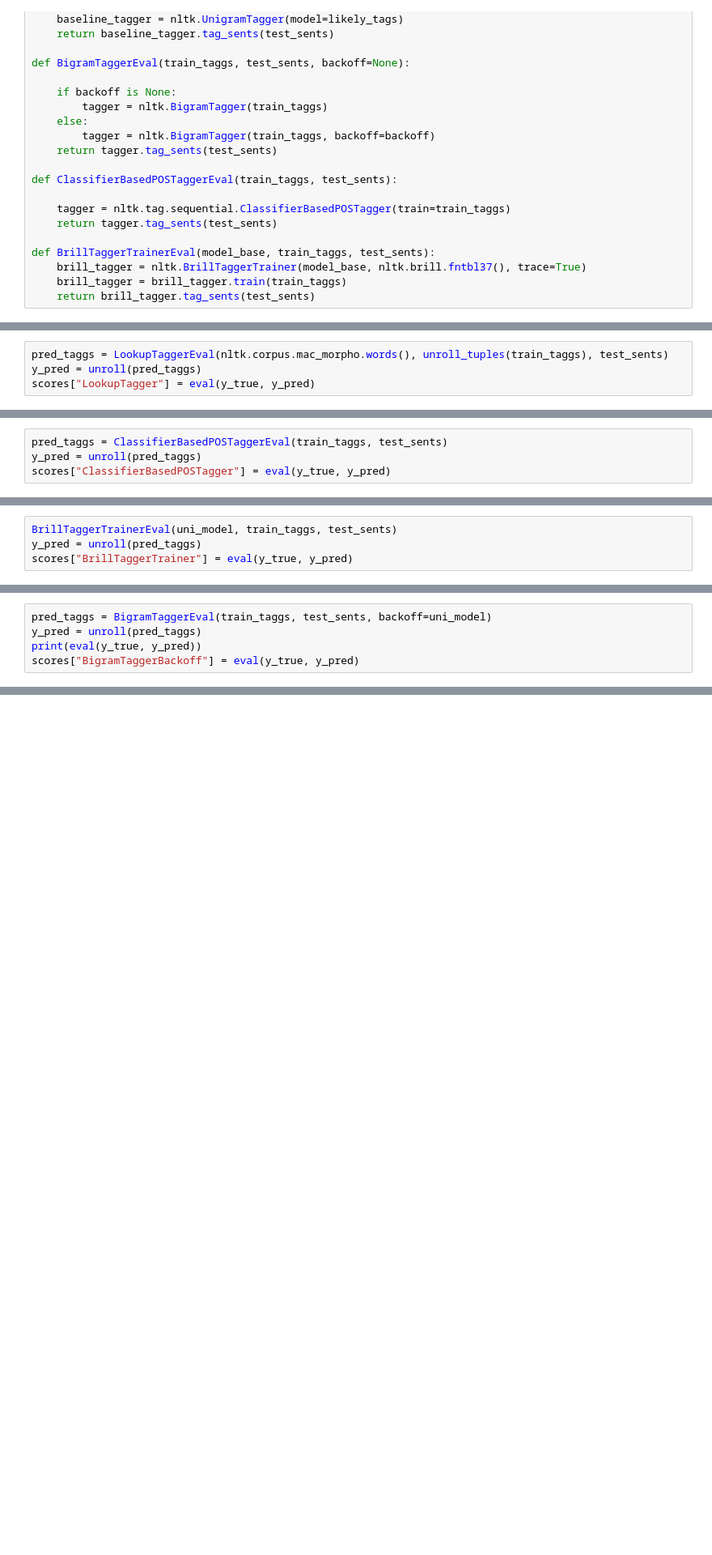
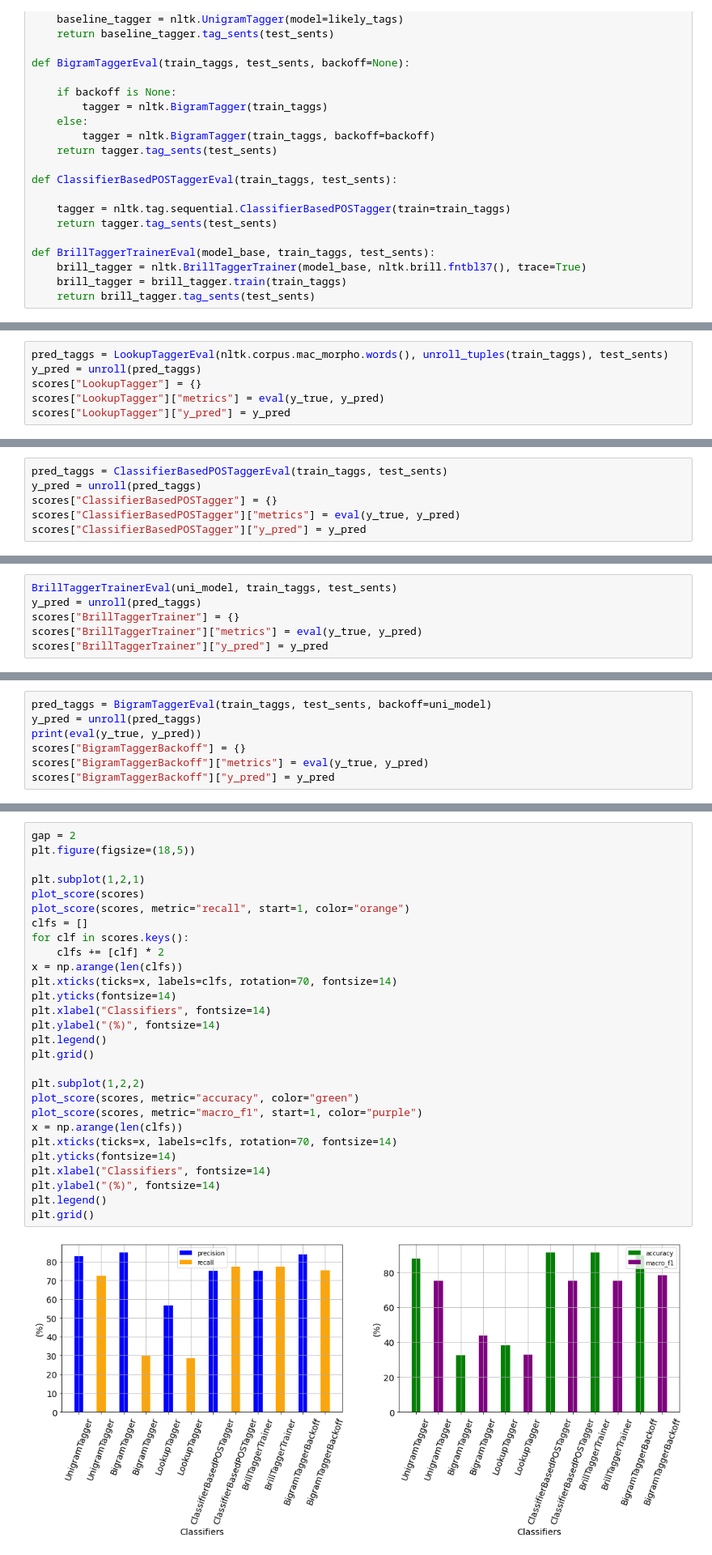
Before and after one commit to warSantos/NLP-TP2, a Jupyter notebook: pos_tagging.ipynb, the cells around one changed output, grey strips where cells are left out. Shown at 81% size. Cells and saved outputs as stored; diff of their text form; blank space fills up the shorter version.

Commit message:
Adição dos plots das métricas de acurácia, f1, precision e recall.
On branch main
Changes to be committed:
	modified:   pos_tagging.ipynb

```diff
--- a/pos_tagging.ipynb
+++ b/pos_tagging.ipynb
@@ -123,6 +129,8 @@ plot_cf_matrix(y_true, y_pred)
 # %%
 pred_taggs = LookupTaggerEval(nltk.corpus.mac_morpho.words(), unroll_tuples(train_taggs), test_sents)
 y_pred = unroll(pred_taggs)
-scores["LookupTagger"] = eval(y_true, y_pred)
+scores["LookupTagger"] = {}
+scores["LookupTagger"]["metrics"] = eval(y_true, y_pred)
+scores["LookupTagger"]["y_pred"] = y_pred
 # %%
 plot_cf_matrix(y_true, y_pred)
@@ -129,6 +139,8 @@ plot_cf_matrix(y_true, y_pred)
 # %%
 pred_taggs = ClassifierBasedPOSTaggerEval(train_taggs, test_sents)
 y_pred = unroll(pred_taggs)
-scores["ClassifierBasedPOSTagger"] = eval(y_true, y_pred)
+scores["ClassifierBasedPOSTagger"] = {}
+scores["ClassifierBasedPOSTagger"]["metrics"] = eval(y_true, y_pred)
+scores["ClassifierBasedPOSTagger"]["y_pred"] = y_pred
 # %%
 plot_cf_matrix(y_true, y_pred)
@@ -135,4 +149,6 @@ plot_cf_matrix(y_true, y_pred)
 # %%
 BrillTaggerTrainerEval(uni_model, train_taggs, test_sents)
 y_pred = unroll(pred_taggs)
-scores["BrillTaggerTrainer"] = eval(y_true, y_pred)
+scores["BrillTaggerTrainer"] = {}
+scores["BrillTaggerTrainer"]["metrics"] = eval(y_true, y_pred)
+scores["BrillTaggerTrainer"]["y_pred"] = y_pred
@@ -142,4 +165,6 @@ plot_cf_matrix(y_true, y_pred)
 pred_taggs = BigramTaggerEval(train_taggs, test_sents, backoff=uni_model)
 y_pred = unroll(pred_taggs)
 print(eval(y_true, y_pred))
-scores["BigramTaggerBackoff"] = eval(y_true, y_pred)
+scores["BigramTaggerBackoff"] = {}
+scores["BigramTaggerBackoff"]["metrics"] = eval(y_true, y_pred)
+scores["BigramTaggerBackoff"]["y_pred"] = y_pred
@@ -147,0 +207,30 @@ plot_cf_matrix(y_true, y_pred)
+# %%
+gap = 2
+plt.figure(figsize=(18,5))
+
+plt.subplot(1,2,1)
+plot_score(scores)
+plot_score(scores, metric="recall", start=1, color="orange")
+clfs = []
+for clf in scores.keys():
+    clfs += [clf] * 2
+x = np.arange(len(clfs))
+plt.xticks(ticks=x, labels=clfs, rotation=70, fontsize=14)
+plt.yticks(fontsize=14)
+plt.xlabel("Classifiers", fontsize=14)
+plt.ylabel("(%)", fontsize=14)
+plt.legend()
+plt.grid()
+
+plt.subplot(1,2,2)
+plot_score(scores, metric="accuracy", color="green")
+plot_score(scores, metric="macro_f1", start=1, color="purple")
+x = np.arange(len(clfs))
+plt.xticks(ticks=x, labels=clfs, rotation=70, fontsize=14)
+plt.yticks(fontsize=14)
+plt.xlabel("Classifiers", fontsize=14)
+plt.ylabel("(%)", fontsize=14)
+plt.legend()
+plt.grid()
+# %% [output]
+[figure, added]
```
Also changed, not shown: parts of 12 cells of this notebook.
